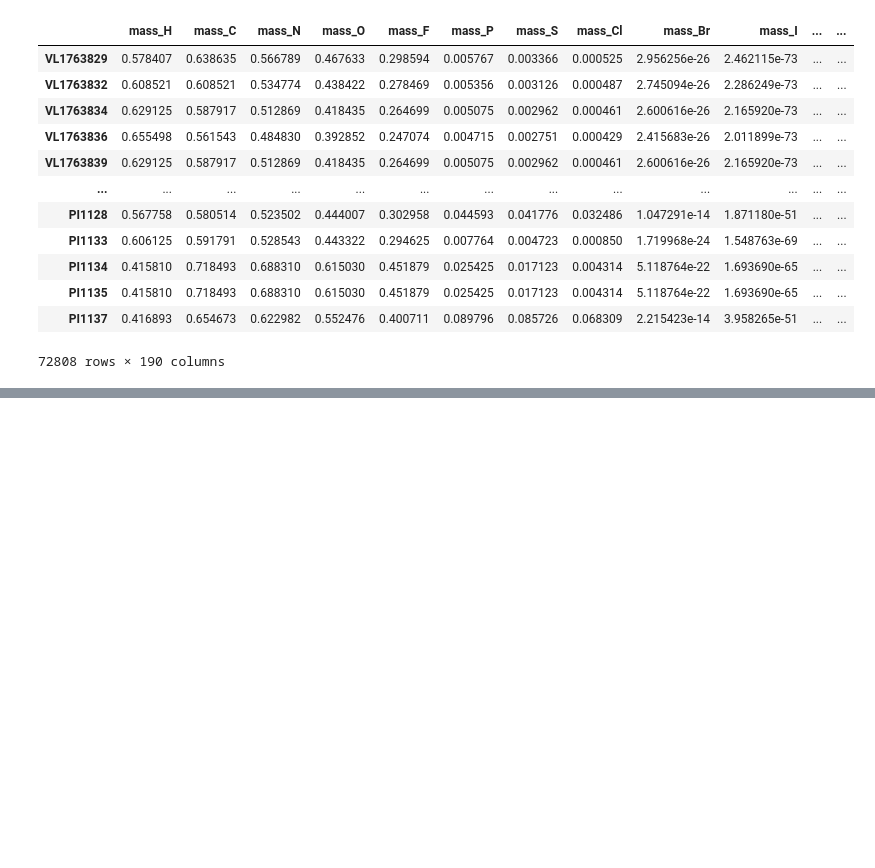
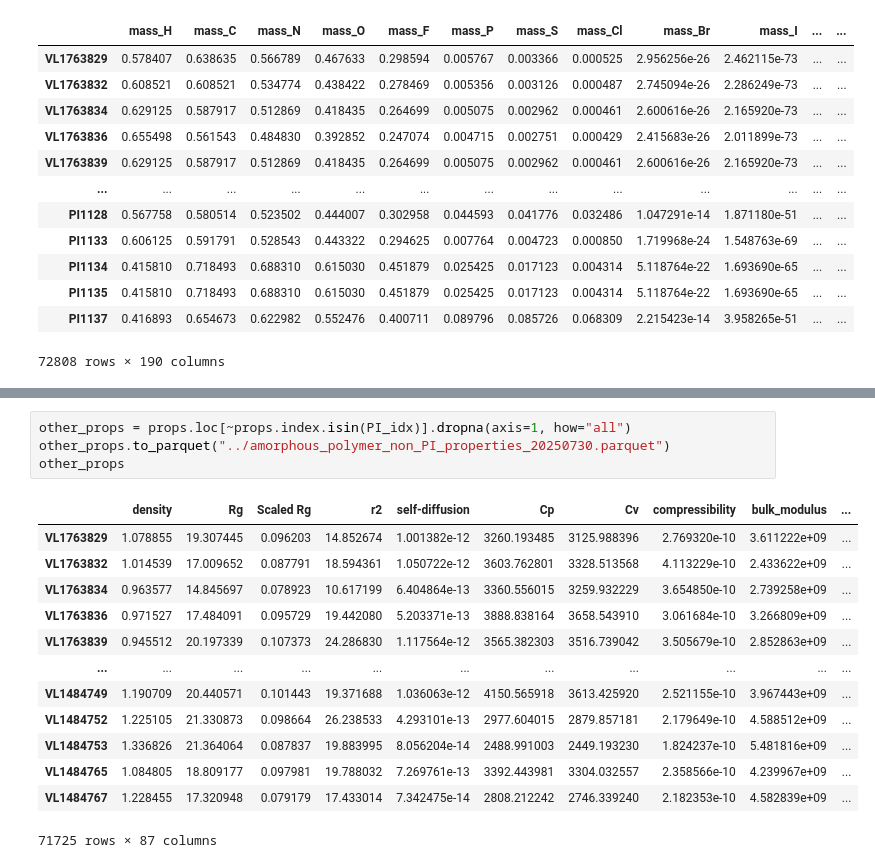
Before and after one commit to TsumiNa/foundation_model, a Jupyter notebook: data/scripts/process_radonpy_data.ipynb, the cells around one changed output, grey strips where cells are left out. Saved outputs shown, nothing was run; the diff lists cells and outputs as text; blank space fills up the shorter version.

```diff
--- a/data/scripts/process_radonpy_data.ipynb
+++ b/data/scripts/process_radonpy_data.ipynb
@@ -85,0 +113,18 @@ scaled_props
+# %%
+other_props = props.loc[~props.index.isin(PI_idx)].dropna(axis=1, how="all")
+other_props.to_parquet("../amorphous_polymer_non_PI_properties_20250730.parquet")
+other_props
+# %% [output]
+|  | density | Rg | Scaled Rg | r2 | self-diffusion | Cp | Cv | compressibility | bulk_modulus | ... |
+| VL1763829 | 1.078855 | 19.307445 | 0.096203 | 14.852674 | 1.001382e-12 | 3260.193485 | 3125.988396 | 2.769320e-10 | 3.611222e+09 | ... |
+| VL1763832 | 1.014539 | 17.009652 | 0.087791 | 18.594361 | 1.050722e-12 | 3603.762801 | 3328.513568 | 4.113229e-10 | 2.433622e+09 | ... |
+| VL1763834 | 0.963577 | 14.845697 | 0.078923 | 10.617199 | 6.404864e-13 | 3360.556015 | 3259.932229 | 3.654850e-10 | 2.739258e+09 | ... |
+| VL1763836 | 0.971527 | 17.484091 | 0.095729 | 19.442080 | 5.203371e-13 | 3888.838164 | 3658.543910 | 3.061684e-10 | 3.266809e+09 | ... |
+| VL1763839 | 0.945512 | 20.197339 | 0.107373 | 24.286830 | 1.117564e-12 | 3565.382303 | 3516.739042 | 3.505679e-10 | 2.852863e+09 | ... |
+| ... | ... | ... | ... | ... | ... | ... | ... | ... | ... | ... |
+| VL1484749 | 1.190709 | 20.440571 | 0.101443 | 19.371688 | 1.036063e-12 | 4150.565918 | 3613.425920 | 2.521155e-10 | 3.967443e+09 | ... |
+| VL1484752 | 1.225105 | 21.330873 | 0.098664 | 26.238533 | 4.293101e-13 | 2977.604015 | 2879.857181 | 2.179649e-10 | 4.588512e+09 | ... |
+| VL1484753 | 1.336826 | 21.364064 | 0.087837 | 19.883995 | 8.056204e-14 | 2488.991003 | 2449.193230 | 1.824237e-10 | 5.481816e+09 | ... |
+| VL1484765 | 1.084805 | 18.809177 | 0.097981 | 19.788032 | 7.269761e-13 | 3392.443981 | 3304.032557 | 2.358566e-10 | 4.239967e+09 | ... |
+| VL1484767 | 1.228455 | 17.320948 | 0.079179 | 17.433014 | 7.342475e-14 | 2808.212242 | 2746.339240 | 2.182353e-10 | 4.582839e+09 | ... |
+71725 rows × 87 columns
```
Also changed, not shown: parts of 6 cells of this notebook, 4 other files.
